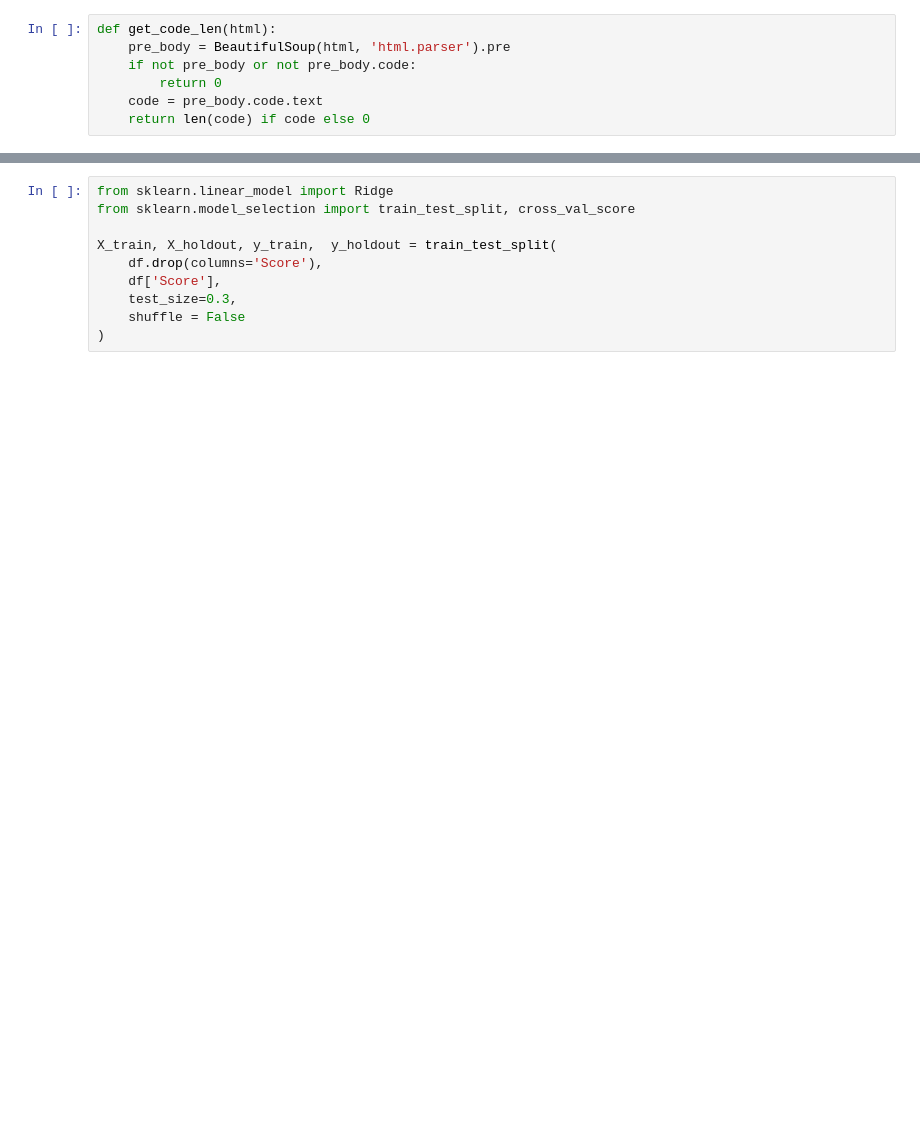
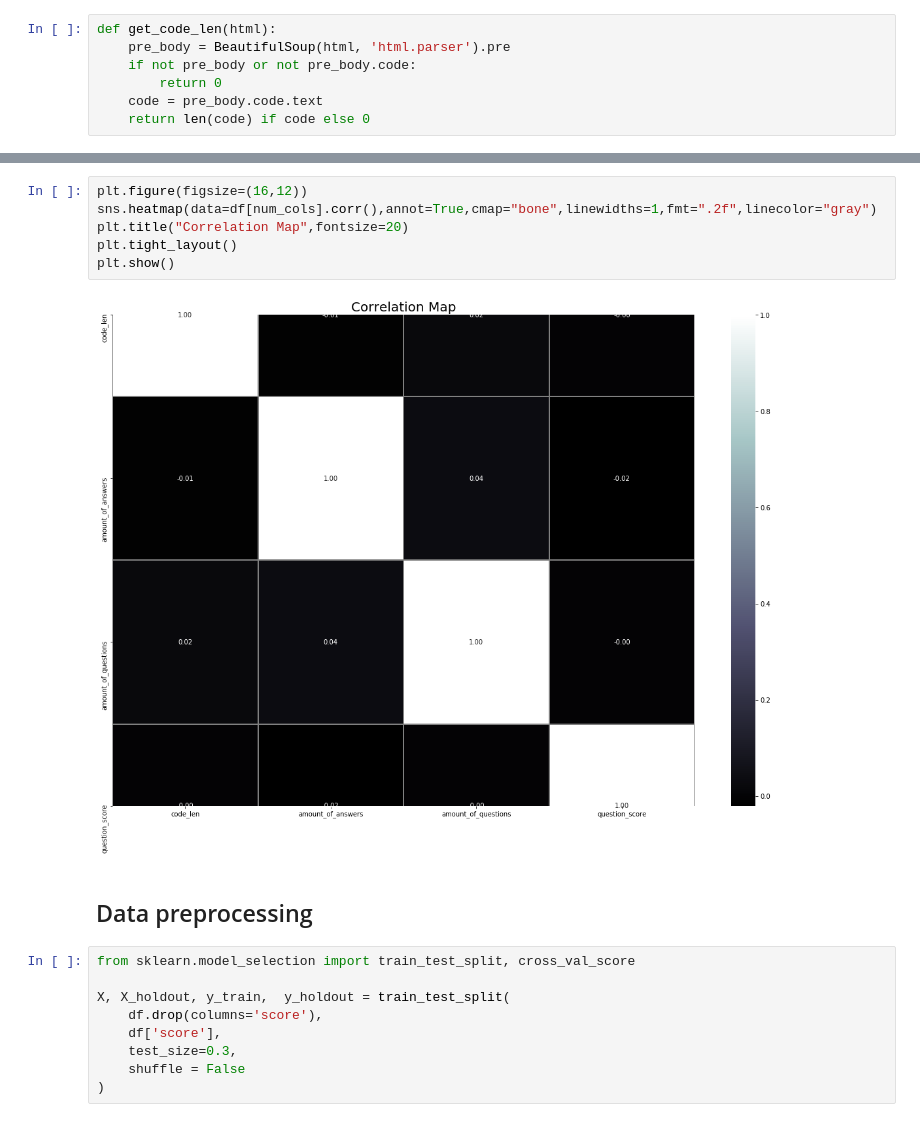
Before and after one commit to dsman1823/stack_overflow_da_lrng, a Jupyter notebook: stack_overflow_da.ipynb, the cells around one changed output, grey strips where cells are left out. Drawn from its saved outputs; the diff is of its cells as text; blank space fills up the shorter version.

```diff
--- a/stack_overflow_da.ipynb
+++ b/stack_overflow_da.ipynb
@@ -103,10 +256,19 @@ df.describe()
+# %%
+plt.figure(figsize=(16,12))
+sns.heatmap(data=df[num_cols].corr(),annot=True,cmap="bone",linewidths=1,fmt=".2f",linecolor="gray")
+plt.title("Correlation Map",fontsize=20)
+plt.tight_layout()
+plt.show()
+# %% [output]
+[figure, added]
+# %% [markdown]
+## Data preprocessing
 # %%
-from sklearn.linear_model import Ridge
 from sklearn.model_selection import train_test_split, cross_val_score
 
-X_train, X_holdout, y_train,  y_holdout = train_test_split(
-    df.drop(columns='Score'),
-    df['Score'],
+X, X_holdout, y_train,  y_holdout = train_test_split(
+    df.drop(columns='score'),
+    df['score'],
     test_size=0.3,
     shuffle = False
 )
```
Also changed, not shown: parts of 68 cells of this notebook.
